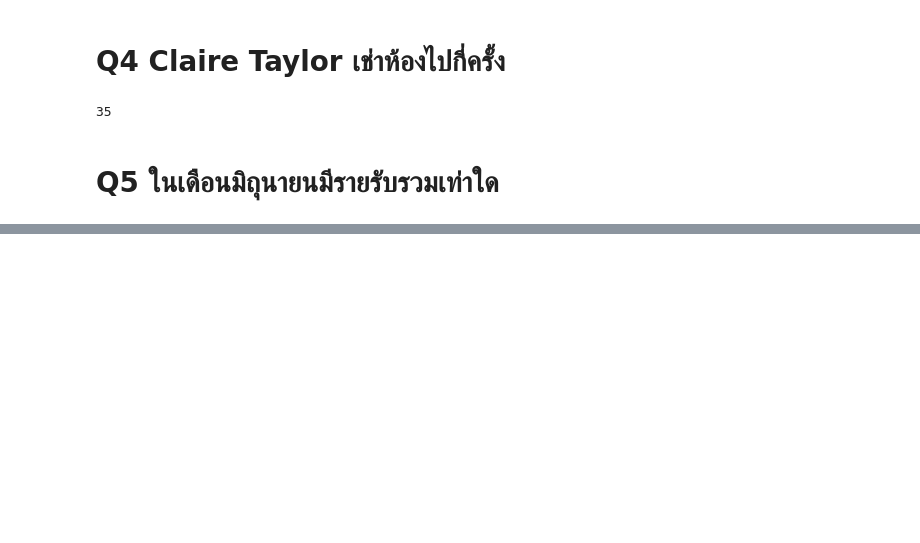
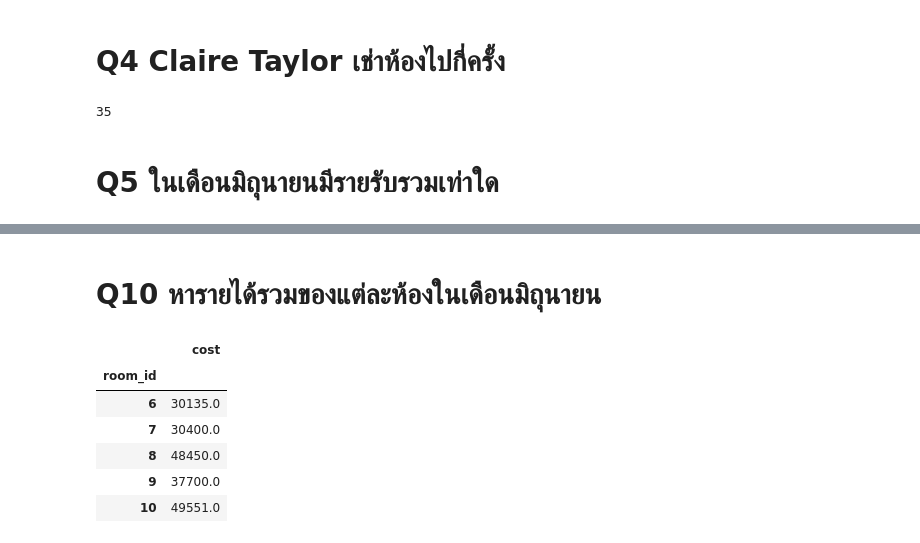
Before and after one commit to nuttaponkhamkul123/CS439_2019, a Jupyter notebook: cs439_week07/week07.ipynb, the cells around one changed output, grey strips where cells are left out. Saved outputs shown, nothing was run; the diff lists cells and outputs as text; code cells hidden in the pictures; blank space fills up the shorter version.

```diff
--- a/cs439_week07/week07.ipynb
+++ b/cs439_week07/week07.ipynb
@@ -205,0 +251,15 @@ dtype: object
+# %% [markdown]
+# Q10 หารายได้รวมของแต่ละห้องในเดือนมิถุนายน
+# %%
+df10=df[(init<=df.stop) & (df.stop<=final)]
+
+df10 = df10.groupby('room_id').agg({'cost' : 'sum'})
+df10
+# %% [output]
+|  | cost |
+| room_id |  |
+| 6 | 30135.0 |
+| 7 | 30400.0 |
+| 8 | 48450.0 |
+| 9 | 37700.0 |
+| 10 | 49551.0 |
```
Also changed, not shown: parts of 11 cells of this notebook, 1 other file.
